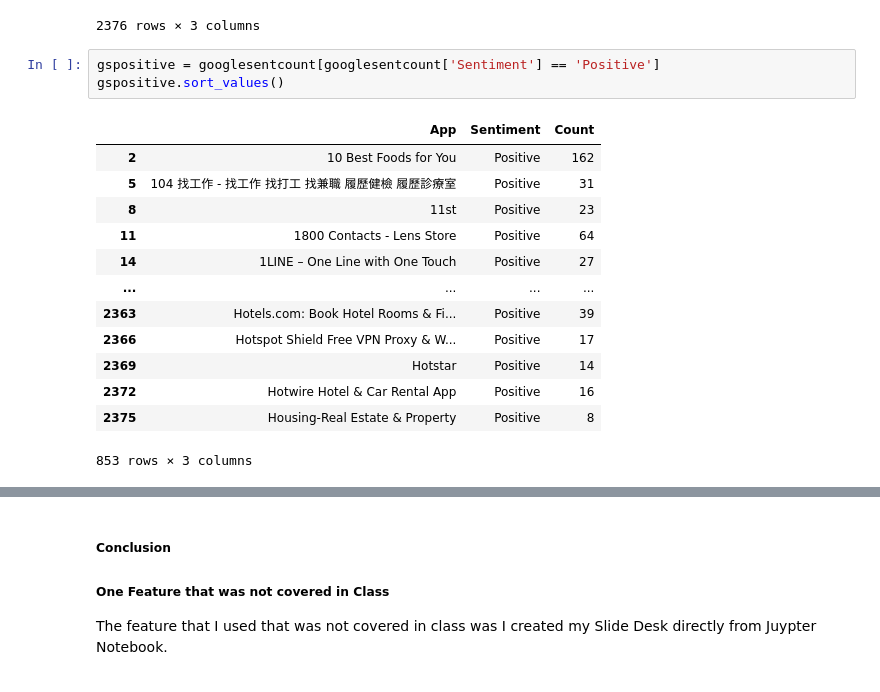
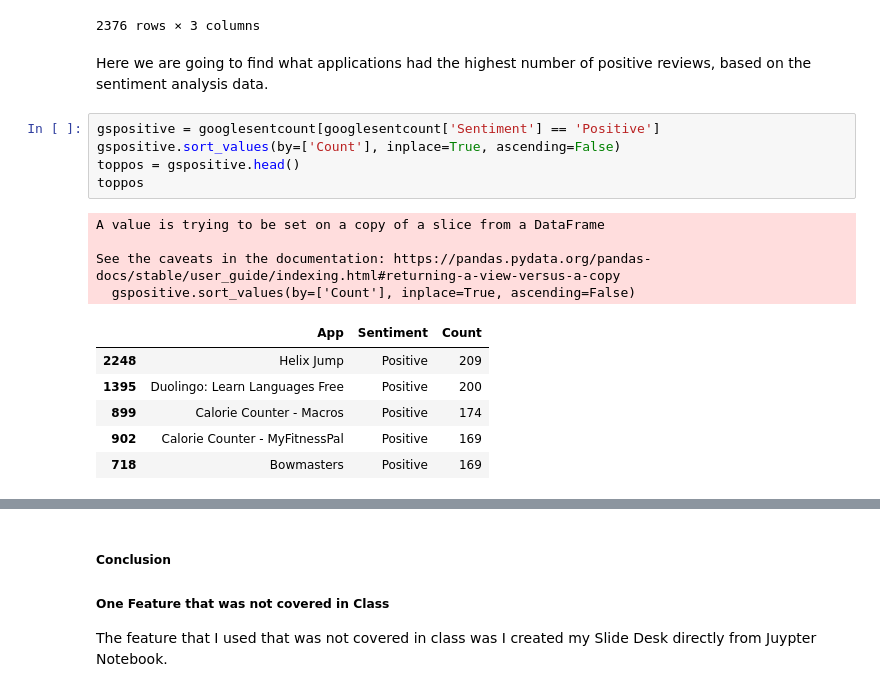
Before and after one commit to dailyfatcat/IS362_FinalProject, a Jupyter notebook: final.ipynb, the cells around one changed output, grey strips where cells are left out. Cells and saved outputs as stored; diff of their text form.

```diff
--- a/final.ipynb
+++ b/final.ipynb
@@ -147,20 +147,21 @@ googlesentcount.head()
 | 2374 | Housing-Real Estate & Property | Neutral | 3 |
 | 2375 | Housing-Real Estate & Property | Positive | 8 |
 2376 rows × 3 columns
+# %% [markdown]
+Here we are going to find what applications had the highest number of positive reviews, based on the sentiment analysis data.
 # %%
 gspositive = googlesentcount[googlesentcount['Sentiment'] == 'Positive']
-gspositive.sort_values()
+gspositive.sort_values(by=['Count'], inplace=True, ascending=False)
+toppos = gspositive.head()
+toppos
 # %% [output]
+A value is trying to be set on a copy of a slice from a DataFrame
+
+See the caveats in the documentation: https://pandas.pydata.org/pandas-docs/stable/user_guide/indexing.html#returning-a-view-versus-a-copy
+  gspositive.sort_values(by=['Count'], inplace=True, ascending=False)
 |  | App | Sentiment | Count |
-| 2 | 10 Best Foods for You | Positive | 162 |
-| 5 | 104 找工作 - 找工作 找打工 找兼職 履歷健檢 履歷診療室 | Positive | 31 |
-| 8 | 11st | Positive | 23 |
-| 11 | 1800 Contacts - Lens Store | Positive | 64 |
-| 14 | 1LINE – One Line with One Touch | Positive | 27 |
-| ... | ... | ... | ... |
-| 2363 | Hotels.com: Book Hotel Rooms & Fi... | Positive | 39 |
-| 2366 | Hotspot Shield Free VPN Proxy & W... | Positive | 17 |
-| 2369 | Hotstar | Positive | 14 |
-| 2372 | Hotwire Hotel & Car Rental App | Positive | 16 |
-| 2375 | Housing-Real Estate & Property | Positive | 8 |
+| 2248 | Helix Jump | Positive | 209 |
+| 1395 | Duolingo: Learn Languages Free | Positive | 200 |
+| 899 | Calorie Counter - Macros | Positive | 174 |
+| 902 | Calorie Counter - MyFitnessPal | Positive | 169 |
+| 718 | Bowmasters | Positive | 169 |
-853 rows × 3 columns
```
Also changed, not shown: parts of 8 cells of this notebook.
